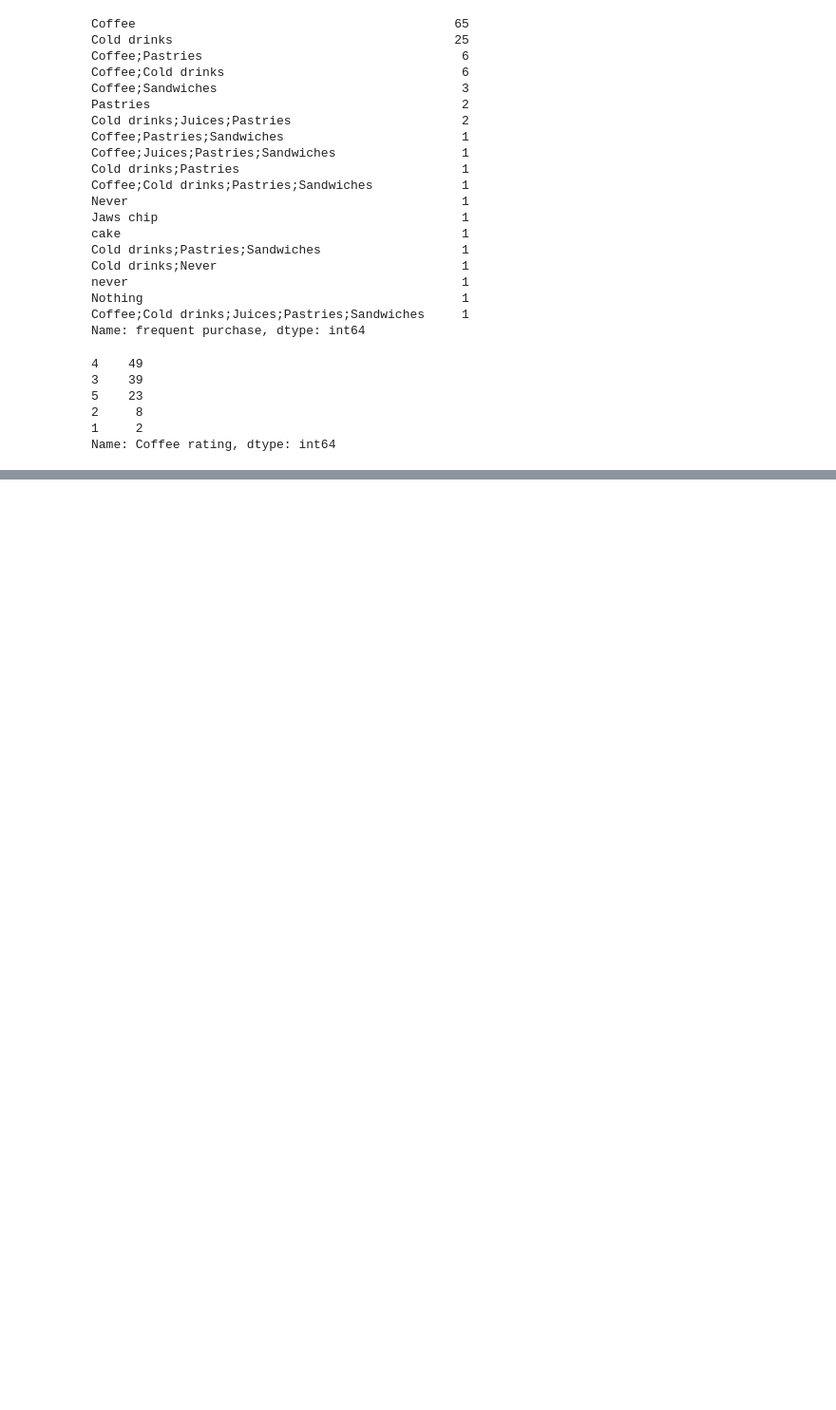
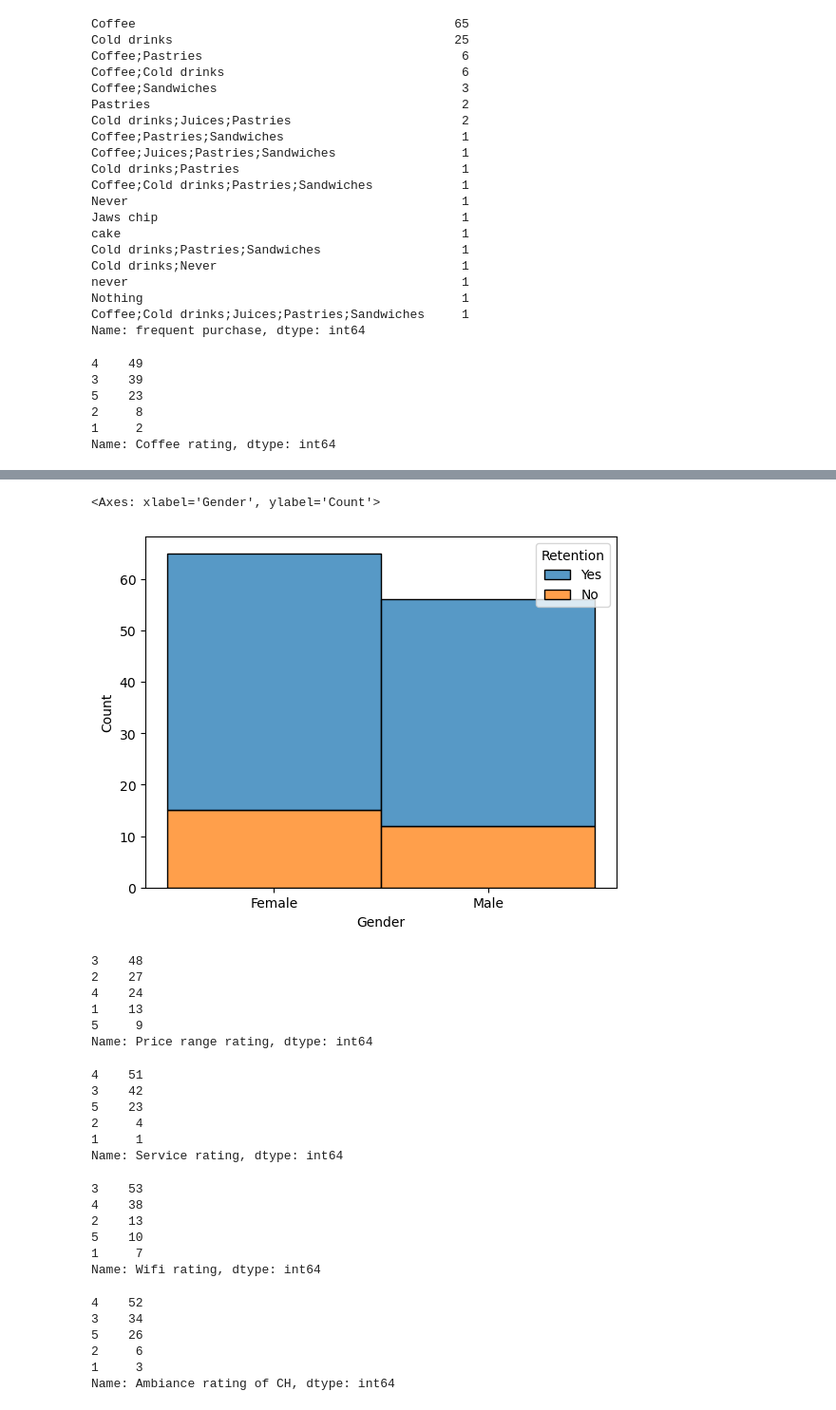
Before and after one commit to Joakimanochie/Data_analytics, a Jupyter notebook: Coffee house retention analysis.ipynb, the cells around one changed output, grey strips where cells are left out. Shown at 95% size. Drawn from its saved outputs; the diff is of its cells as text; code cells hidden in the pictures; blank space fills up the shorter version.

```diff
--- a/Coffee house retention analysis.ipynb
+++ b/Coffee house retention analysis.ipynb
@@ -219,0 +225,42 @@ Name: Coffee rating, dtype: int64
+# %%
+
+sns.histplot(data=coffee_house_data, x='Gender', hue='Retention', multiple='stack')
+# %% [output]
+<Axes: xlabel='Gender', ylabel='Count'>
+[figure, added]
+# %%
+coffee_house_data['Price range rating'].value_counts()
+# %% [output]
+3    48
+2    27
+4    24
+1    13
+5     9
+Name: Price range rating, dtype: int64
+# %%
+coffee_house_data['Service rating'].value_counts()
+# %% [output]
+4    51
+3    42
+5    23
+2     4
+1     1
+Name: Service rating, dtype: int64
+# %%
+coffee_house_data['Wifi rating'].value_counts()
+# %% [output]
+3    53
+4    38
+2    13
+5    10
+1     7
+Name: Wifi rating, dtype: int64
+# %%
+coffee_house_data['Ambiance rating of CH'].value_counts()
+# %% [output]
+4    52
+3    34
+5    26
+2     6
+1     3
+Name: Ambiance rating of CH, dtype: int64
```
Also changed, not shown: parts of 3 cells of this notebook.
